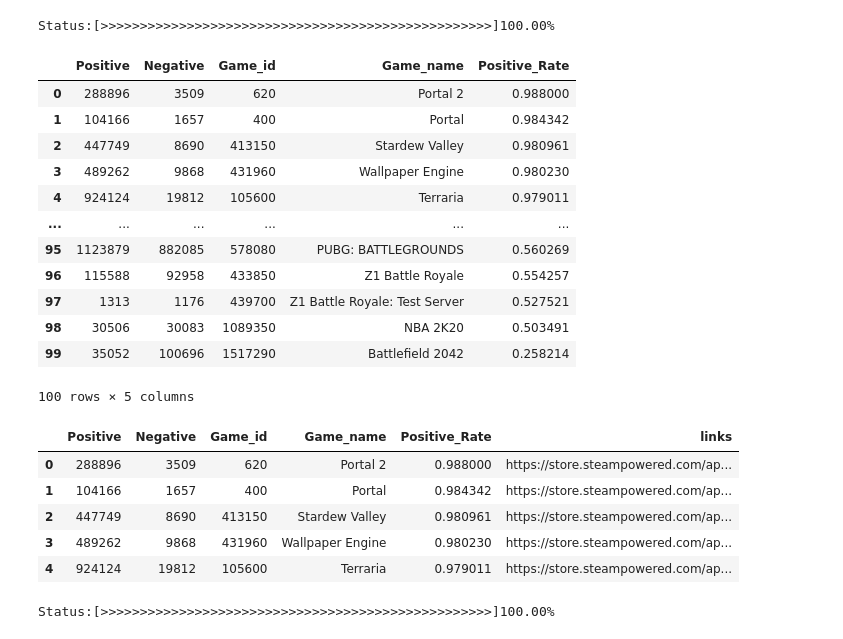
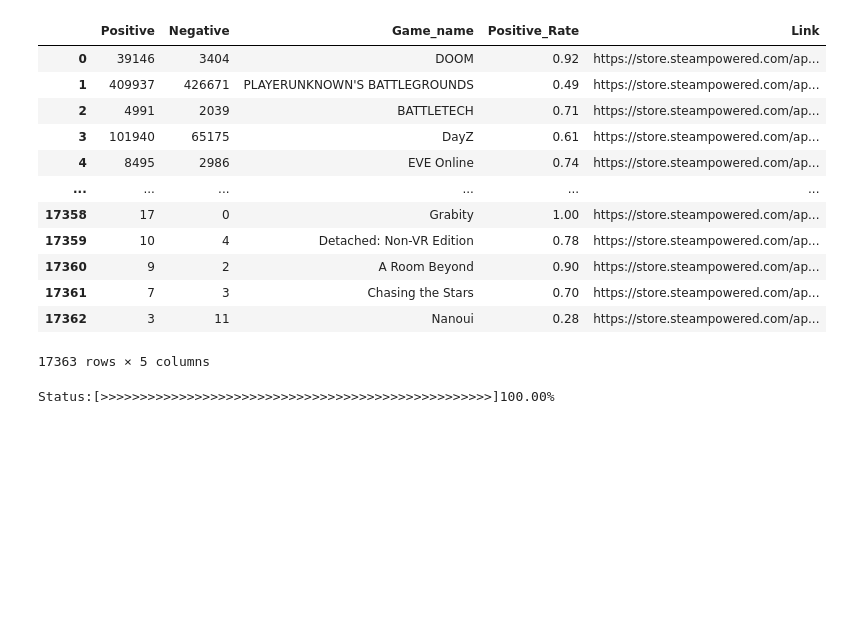
Before and after one commit to XinyuLiu5566/Steam-recommandation, a Jupyter notebook: steam_recommendation.ipynb, the cells around one changed output. Cells and saved outputs as stored; diff of their text form; code cells hidden in the pictures; blank space fills up the shorter version.

```diff
--- a/steam_recommendation.ipynb
+++ b/steam_recommendation.ipynb
@@ -49,13 +15,0 @@ with open('app_steam.csv','w') as part_two:
-# %%
-dic_game_genre = {'appid':{},'name':{},'positive':{},'negative':{}}
-current_count = 0
-for game_id,game_details in dic_steam.items():
-    if game_details!={} and game_details is not None:
-        dic_game_genre['appid'].update({game_id:game_details.get("appid",{})})
-        dic_game_genre['name'].update({game_id:game_details.get('name',{})})
-        dic_game_genre['positive'].update({game_id:game_details.get('positive',{})})
-        dic_game_genre['negative'].update({game_id:game_details.get('negative',{})})
-    show_work_status(1,total_count,current_count)
-    current_count+=1
-# %% [output]
-Status:[>>>>>>>>>>>>>>>>>>>>>>>>>>>>>>>>>>>>>>>>>>>>>>>>>>]100.00%
@@ -67,41 +16,20 @@ name = list(dic_game_genre.get('name').values())
-# %%
-content_data = pd.DataFrame(
-    {'Positive': pos,
-     'Negative': neg,
-     'Game_id': appid,
-     'Game_name': name,
-    })
-
-content_data['Positive_Rate'] =  content_data["Positive"]/(content_data["Positive"]+content_data["Negative"])
-content_data.sort_values("Positive_Rate", axis = 0, ascending = False,
-                 inplace = True, na_position ='first')
-content_data = content_data.reset_index(drop=True)
-content_data
-# %% [output]
-|  | Positive | Negative | Game_id | Game_name | Positive_Rate |
-| 0 | 288896 | 3509 | 620 | Portal 2 | 0.988000 |
-| 1 | 104166 | 1657 | 400 | Portal | 0.984342 |
-| 2 | 447749 | 8690 | 413150 | Stardew Valley | 0.980961 |
-| 3 | 489262 | 9868 | 431960 | Wallpaper Engine | 0.980230 |
-| 4 | 924124 | 19812 | 105600 | Terraria | 0.979011 |
-| ... | ... | ... | ... | ... | ... |
-| 95 | 1123879 | 882085 | 578080 | PUBG: BATTLEGROUNDS | 0.560269 |
-| 96 | 115588 | 92958 | 433850 | Z1 Battle Royale | 0.554257 |
-| 97 | 1313 | 1176 | 439700 | Z1 Battle Royale: Test Server | 0.527521 |
-| 98 | 30506 | 30083 | 1089350 | NBA 2K20 | 0.503491 |
-| 99 | 35052 | 100696 | 1517290 | Battlefield 2042 | 0.258214 |
-100 rows × 5 columns
-# %%
-content_data['Game_id'] = content_data['Game_id'].apply(str)  ########## Convert to String, Using them later  ############
-content_data['links'] = ('https://store.steampowered.com/app/'+ content_data['Game_id']).astype(str)
-content_data.head(5)
-# %% [output]
-|  | Positive | Negative | Game_id | Game_name | Positive_Rate | links |
-| 0 | 288896 | 3509 | 620 | Portal 2 | 0.988000 | https://store.steampowered.com/ap... |
-| 1 | 104166 | 1657 | 400 | Portal | 0.984342 | https://store.steampowered.com/ap... |
-| 2 | 447749 | 8690 | 413150 | Stardew Valley | 0.980961 | https://store.steampowered.com/ap... |
-| 3 | 489262 | 9868 | 431960 | Wallpaper Engine | 0.980230 | https://store.steampowered.com/ap... |
-| 4 | 924124 | 19812 | 105600 | Terraria | 0.979011 | https://store.steampowered.com/ap... |
+# %%
+content_data = pd.read_csv('new_steam_games.csv')
+content_data
+# %% [output]
+|  | Positive | Negative | Game_name | Positive_Rate | Link |
+| 0 | 39146 | 3404 | DOOM | 0.92 | https://store.steampowered.com/ap... |
+| 1 | 409937 | 426671 | PLAYERUNKNOWN'S BATTLEGROUNDS | 0.49 | https://store.steampowered.com/ap... |
+| 2 | 4991 | 2039 | BATTLETECH | 0.71 | https://store.steampowered.com/ap... |
+| 3 | 101940 | 65175 | DayZ | 0.61 | https://store.steampowered.com/ap... |
+| 4 | 8495 | 2986 | EVE Online | 0.74 | https://store.steampowered.com/ap... |
+| ... | ... | ... | ... | ... | ... |
+| 17358 | 17 | 0 | Grabity | 1.00 | https://store.steampowered.com/ap... |
+| 17359 | 10 | 4 | Detached: Non-VR Edition | 0.78 | https://store.steampowered.com/ap... |
+| 17360 | 9 | 2 | A Room Beyond | 0.90 | https://store.steampowered.com/ap... |
+| 17361 | 7 | 3 | Chasing the Stars | 0.70 | https://store.steampowered.com/ap... |
+| 17362 | 3 | 11 | Nanoui | 0.28 | https://store.steampowered.com/ap... |
+17363 rows × 5 columns
 # %%
 import urllib
 import bs4
```
Also changed, not shown: parts of 21 cells of this notebook, 2 other files.
